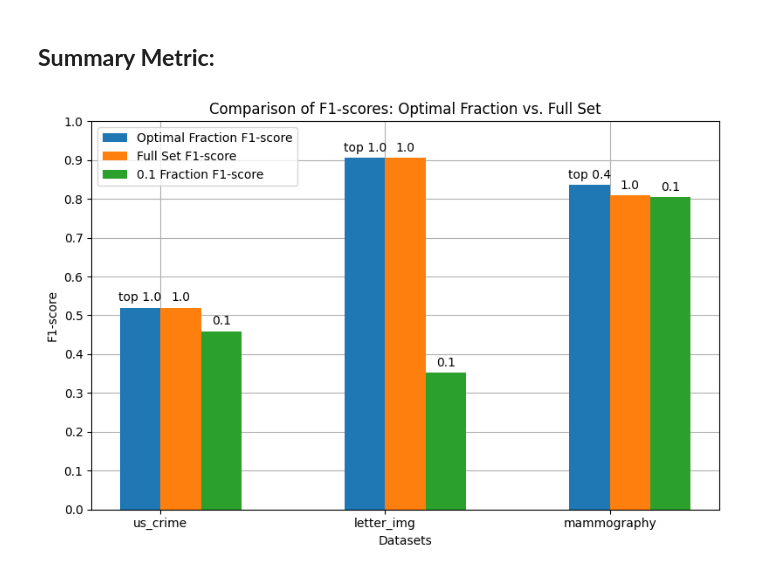
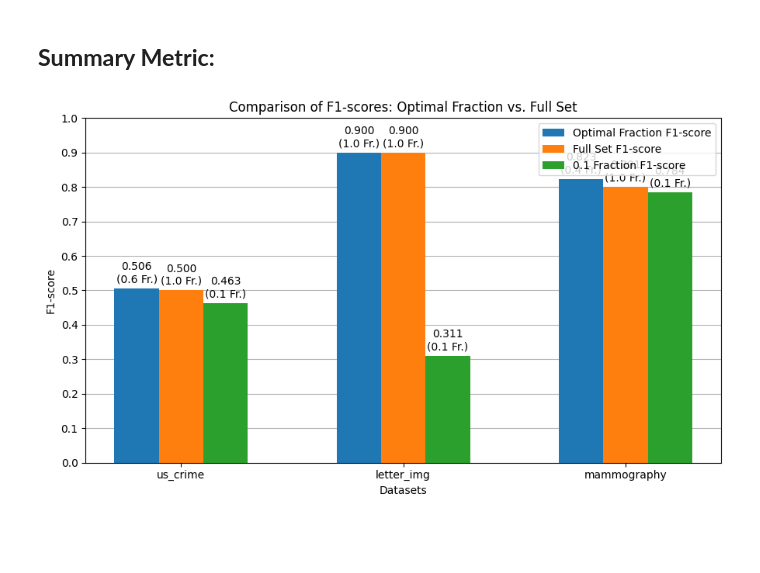
Before and after one commit to AlirezaBoroon/Fractional-Feature-Selection.-Evaluating-Features-Predictive-Power, a Jupyter notebook: Implementing_Feature_Selection.ipynb, the cells around one changed output. Drawn from its saved outputs; the diff is of its cells as text; code cells hidden in the pictures; blank space fills up the shorter version.

```diff
--- a/Implementing_Feature_Selection.ipynb
+++ b/Implementing_Feature_Selection.ipynb
@@ -15,3 +15,24 @@ from sklearn.svm import SVC
 from sklearn.preprocessing import StandardScaler
 import matplotlib.pyplot as plt
 from sklearn.impute import SimpleImputer
+# %%
+df = pd.read_csv("https://archive.ics.uci.edu/static/public/183/data.csv")
+y = df.iloc[1:, -1].astype(float).apply(lambda x: 1 if x > 0.65 else 0).astype(int)  # Target is the last column
+df = df.drop(columns=['communityname'])
+# df = np.where(df == '?', np.nan, df)
+# imputer = SimpleImputer(strategy='median') # Or another suitable strategy
+# df = imputer.fit_transform(df)
+df = pd.DataFrame(df)
+
+for i in ['PctKids2Par','PctTeen2Par','PctIlleg','NumIlleg','MedRentPctHousInc','PctNotSpeakEnglWell','PctRecentImmig','PctUnemployed','PctVacantBoarded','PctYoungKids2Par']:
+  correlation = df[i].corr(df['ViolentCrimesPerPop'])
+# MedRentPctHousInc:91, F1-score based Rank: 67, F1-score: 0.010256
+# Feature: PctNotSpeakEnglWell:66, F1-score based Rank: 68, F1-score: 0.009756
+# Feature: PctRecentImmig:61, F1-score based Rank: 69, F1-score: 0.009302
+# Feature: PctUnemployed:37, F1-score based Rank: 70, F1-score: 0.009302
+# Feature: PctVacantBoarded:79, F1-score based Rank: 71, F1-score: 0.009091
+# Feature: PctImmigRecent:57, F1-score based Rank: 72, F1-score: 0.008333
+# Feature: agePct12t29:12, F1-score based Rank: 73, F1-score: 0.008333
+# Feature: racePctHisp:10, F1-score based Rank: 74, F1-score: 0.008000
+# Feature: PctImmigRec8:59, F1-score based Rank: 75, F1-score: 0.000000
+  print(f"Correlation between {i} and Target: {correlation:.5f}")
@@ -327,28 +366,28 @@ This shows us that we do not necessarily need to use all the features and also m
 # %%
 # Summary metrics of optimal fractions of top features vs. full set of features.
 
 dataset_names = list(data_dict.keys())
-bar_width = 0.18
+bar_width = 0.20
 index = np.arange(len(dataset_names))
 
-plt.figure(figsize=(8, 5.4))
+plt.figure(figsize=(9, 5.4))
 plt.bar(index, optimal_f1_scores, bar_width, label='Optimal Fraction F1-score', zorder= 2)
 plt.bar(index + bar_width, full_set_f1_scores, bar_width, label='Full Set F1-score', zorder= 2)
 plt.bar(index + 2* bar_width, _010_f1_scores, bar_width, label='0.1 Fraction F1-score', zorder= 2) # OPTIONAL
 
 plt.xlabel('Datasets')
 plt.ylabel('F1-score')
 plt.title('Comparison of F1-scores: Optimal Fraction vs. Full Set')
-plt.xticks(index + bar_width / 2, dataset_names)
+plt.xticks(index + (3* bar_width / 3), dataset_names) # RELATED TO THE OPTIONAL PART.
 plt.legend()
 plt.tight_layout()
-for i, (optimal_f1, full_f1) in enumerate(zip(optimal_f1_scores, full_set_f1_scores)):
-  plt.text(index[i], optimal_f1 + 0.01, f"{optimal_fractions[i]:.1f}", ha='center', va='bottom')
-  plt.text(index[i] + bar_width, full_f1 + 0.01, "1.0", ha='center', va='bottom')
-  plt.text(index[i] + 2* bar_width, _010_f1_scores[i] + 0.01, f"0.1", ha='center', va='bottom') # OPTIONAL
+for i in index:
+  plt.text(index[i], optimal_f1_scores[i] + 0.01, f"{optimal_f1_scores[i]:.3f}\n({optimal_fractions[i]} Fr.)", ha='center', va='bottom')
+  plt.text(index[i] + bar_width, full_set_f1_scores[i] + 0.01, f"{full_set_f1_scores[i]:.3f}\n(1.0 Fr.)", ha='center', va='bottom')
+  plt.text(index[i] + 2* bar_width, _010_f1_scores[i] + 0.01, f"{_010_f1_scores[i]:.3f}\n(0.1 Fr.)", ha='center', va='bottom') # OPTIONAL
 
 plt.yticks(np.arange(0, 1.1, 0.1))  # Set y-ticks with a step of 0.1
-plt.grid(True, zorder= 0)
+plt.grid(True, axis= 'y', zorder= 0)
 plt.show()
 # %% [output]
-[figure, old version]
+[figure, new version]
```
Also changed, not shown: parts of 3 cells of this notebook.
